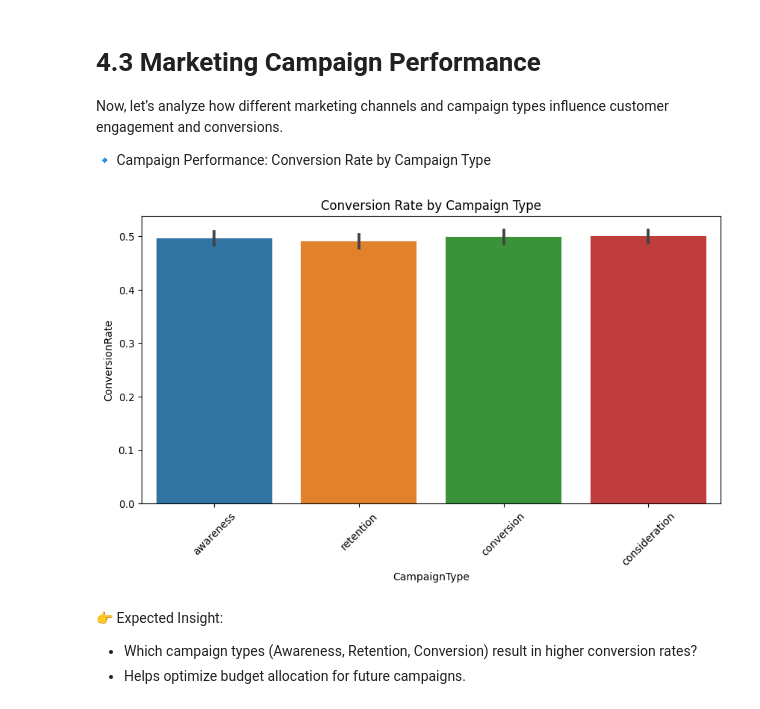
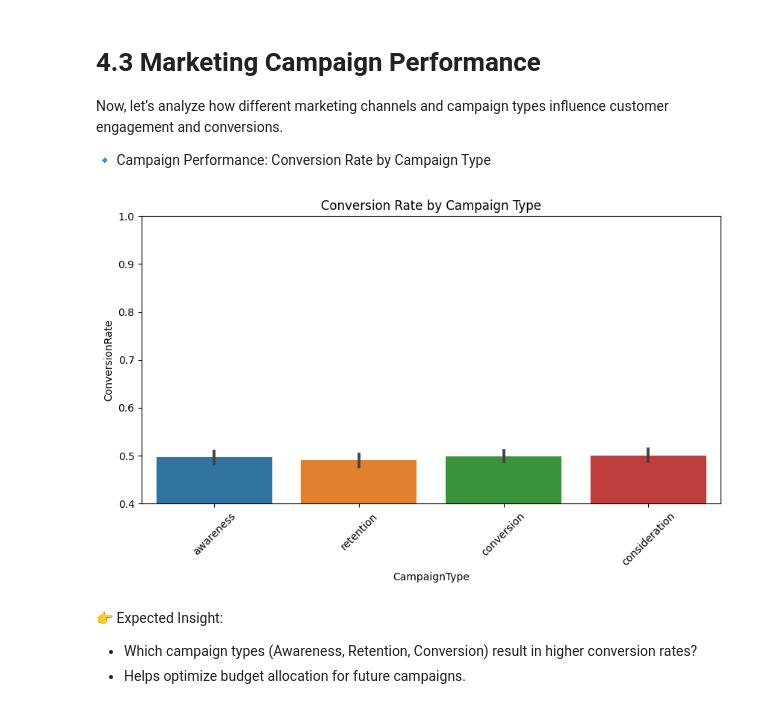
Before and after one commit to Faizal897/ifrjavafundamental, a Jupyter notebook: digital-marketing.ipynb, the cells around one changed output. Drawn from its saved outputs; the diff is of its cells as text; code cells hidden in the pictures.

```diff
--- a/digital-marketing.ipynb
+++ b/digital-marketing.ipynb
@@ -371,12 +371,15 @@ Now, let’s analyze how different marketing channels and campaign types influen
 # %%
 # Conversion rate by campaign type
 plt.figure(figsize=(10, 5))
+
+plt.ylim(0.4)
+
 sns.barplot(x=df["CampaignType"], y=df["ConversionRate"])
 plt.title("Conversion Rate by Campaign Type")
 plt.xticks(rotation=45)
 plt.show()
 # %% [output]
-[figure, old version]
+[figure, new version]
 # %% [markdown]
 👉 Expected Insight:
 
```
Also changed, not shown: parts of 1 cell of this notebook.
